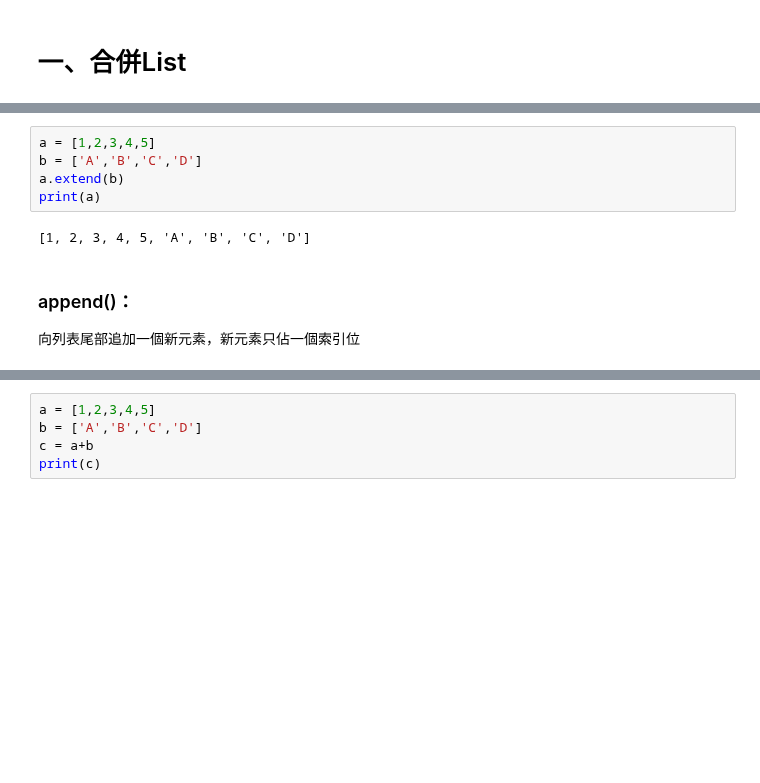
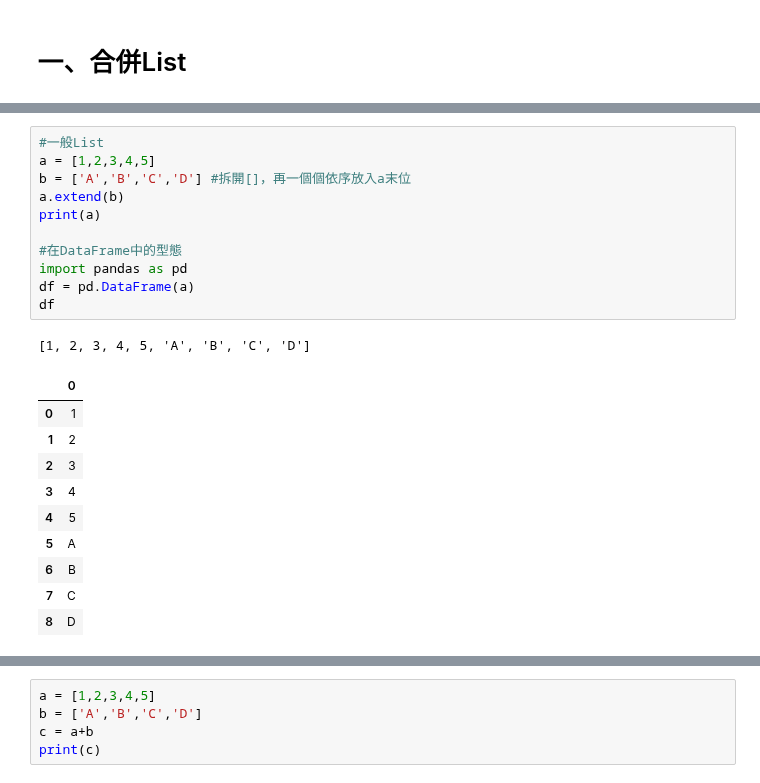
Before and after one commit to ricky4235/Python, a Jupyter notebook: 0_Basic/合併&加入資料(列表、字典、數組).ipynb, the cells around one changed output, grey strips where cells are left out. Drawn from its saved outputs; the diff is of its cells as text; blank space fills up the shorter version.

```diff
--- a/0_Basic/合併&加入資料(列表、字典、數組).ipynb
+++ b/0_Basic/合併&加入資料(列表、字典、數組).ipynb
@@ -9,10 +11,23 @@ https://www.twblogs.net/a/5c4ae704bd9eee6e7e06adcb?lang=zh-cn
 # %%
+#一般List
 a = [1,2,3,4,5]
-b = ['A','B','C','D']
+b = ['A','B','C','D'] #拆開[]，再一個個依序放入a末位
 a.extend(b)
 print(a)
+
+#在DataFrame中的型態
+import pandas as pd
+df = pd.DataFrame(a)
+df
 # %% [output]
 [1, 2, 3, 4, 5, 'A', 'B', 'C', 'D']
+|  | 0 |
+| 0 | 1 |
+| 1 | 2 |
+| 2 | 3 |
+| 3 | 4 |
+| 4 | 5 |
+| 5 | A |
+| 6 | B |
+| 7 | C |
+| 8 | D |
-# %% [markdown]
-### append()：
-向列表尾部追加一個新元素，新元素只佔一個索引位
```
Also changed, not shown: parts of 10 cells of this notebook, 3 other files.
